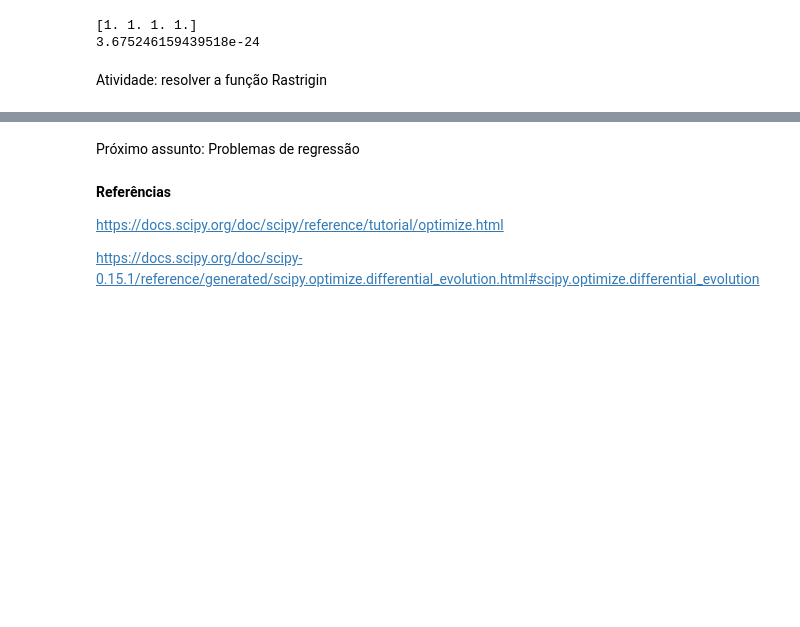
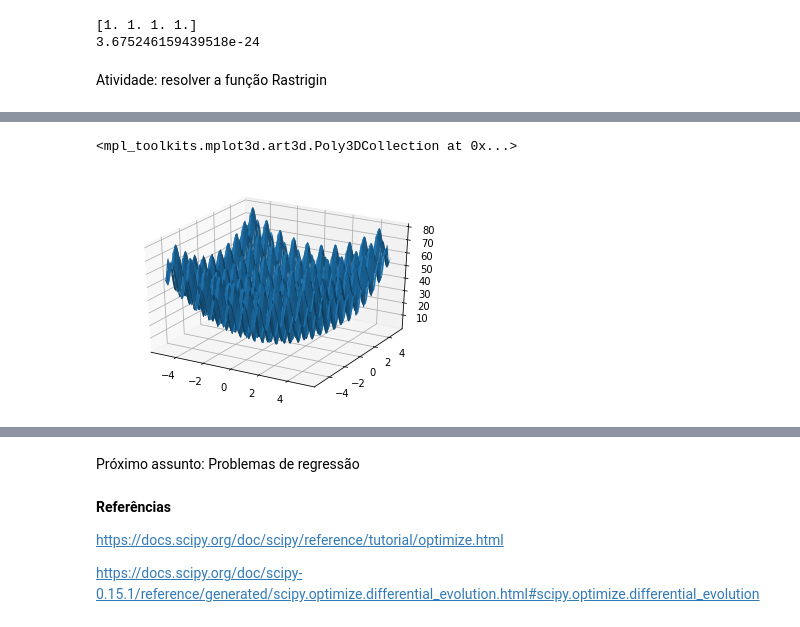
Before and after one commit to lucianaa/topicosIC, a Jupyter notebook: aula3.ipynb, the cells around one changed output, grey strips where cells are left out. Cells and saved outputs as stored; diff of their text form; code cells hidden in the pictures; blank space fills up the shorter version.

```diff
--- a/aula3.ipynb
+++ b/aula3.ipynb
@@ -122,0 +152,10 @@ Atividade: resolver a função Rastrigin
+# %%
+#com meshgrid para aplicar a toda combinação possível entre os pontos x e y
+x, y = np.meshgrid(x, y)
+z = rastrigin([x, y])
+fig = plt.figure()
+ax = fig.gca(projection='3d')
+ax.plot_surface(x, y, z)
+# %% [output]
+<mpl_toolkits.mplot3d.art3d.Poly3DCollection at 0x...>
+[figure, added]
```
Also changed, not shown: parts of 3 cells of this notebook, 1 other file.
